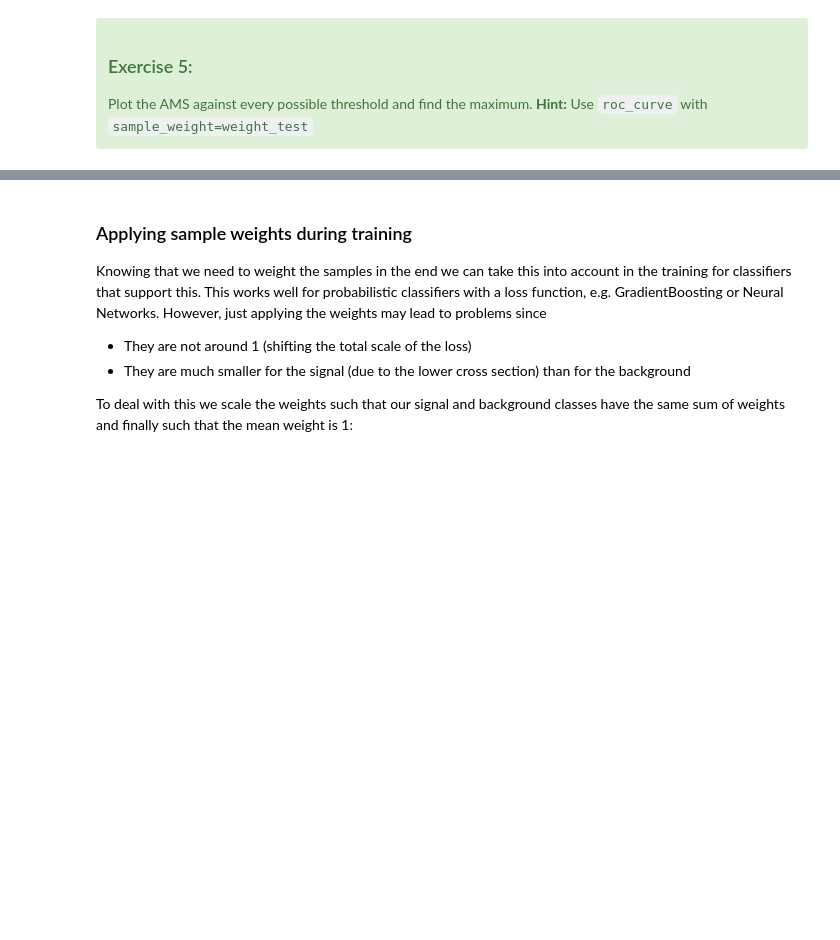
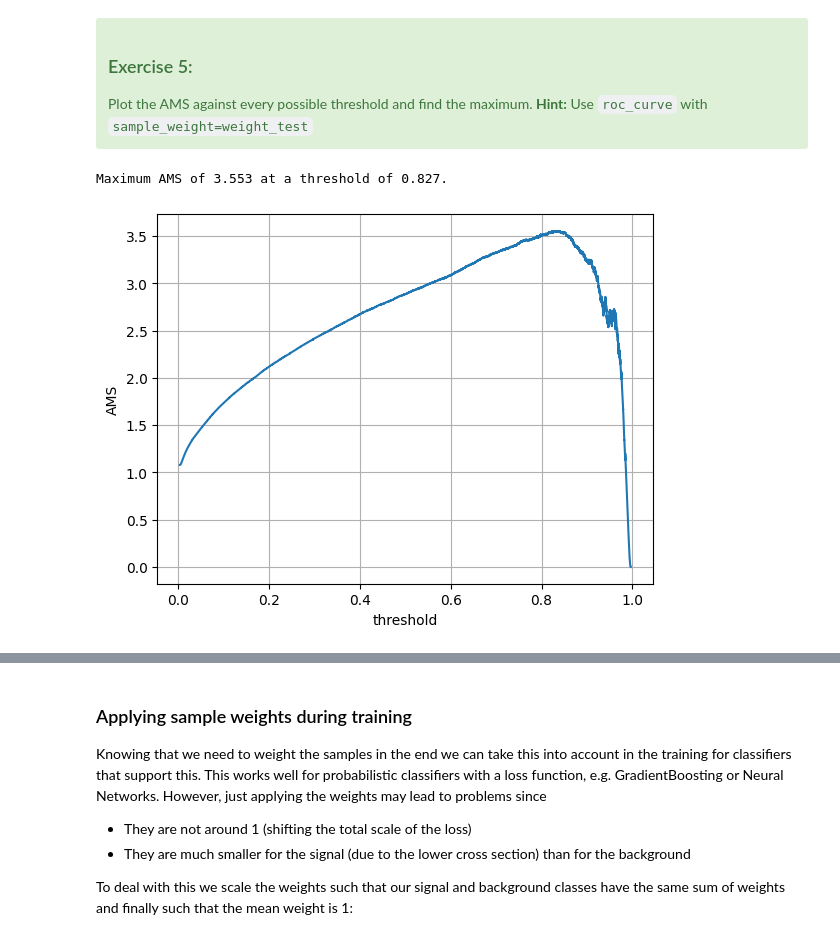
Before and after one commit to KohlensaeureJunk/DataAnalysiswithML, a Jupyter notebook: higgs_challenge.ipynb, the cells around one changed output, grey strips where cells are left out. Saved outputs shown, nothing was run; the diff lists cells and outputs as text; code cells hidden in the pictures; blank space fills up the shorter version.

```diff
--- a/higgs_challenge.ipynb
+++ b/higgs_challenge.ipynb
@@ -339,3 +526,17 @@ ams(s=tpr*nsig_tot, b=fpr*nbkg_tot)
 <div class="alert alert-block alert-success">
     <h3>Exercise 5:</h3> Plot the AMS against every possible threshold and find the maximum. <b>Hint:</b> Use <code>roc_curve</code> with <code>sample_weight=weight_test</code>
 </div>
+# %%
+fpr_weigh, tpr_weigh, thr_weigh = roc_curve(y_test, p_test, sample_weight=weight_test)
+# %%
+amsses = [ams(tpr*nsig_tot, fpr*nbkg_tot) for tpr, fpr in zip(tpr_weigh, fpr_weigh)]
+max_ams = max(amsses)
+max_thr = thr_weigh[amsses.index(max_ams)]
+print(f"Maximum AMS of {max_ams:.3f} at a threshold of {max_thr:.3f}.")
+plt.plot(thr_weigh, amsses)
+plt.xlabel("threshold")
+plt.ylabel("AMS")
+plt.grid()
+# %% [output]
+Maximum AMS of 3.553 at a threshold of 0.827.
+[figure, added]
```
Also changed, not shown: parts of 40 cells of this notebook.
